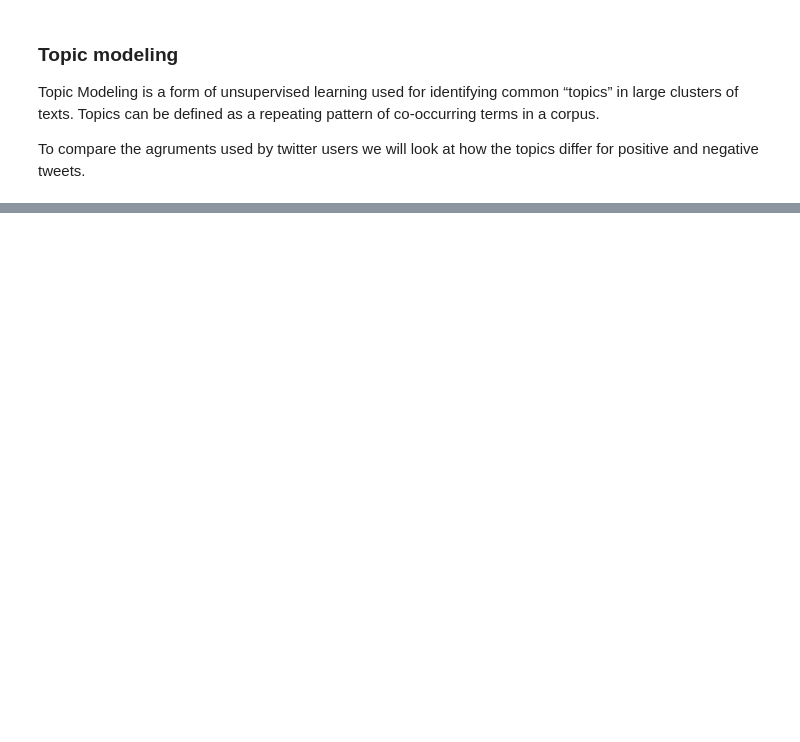
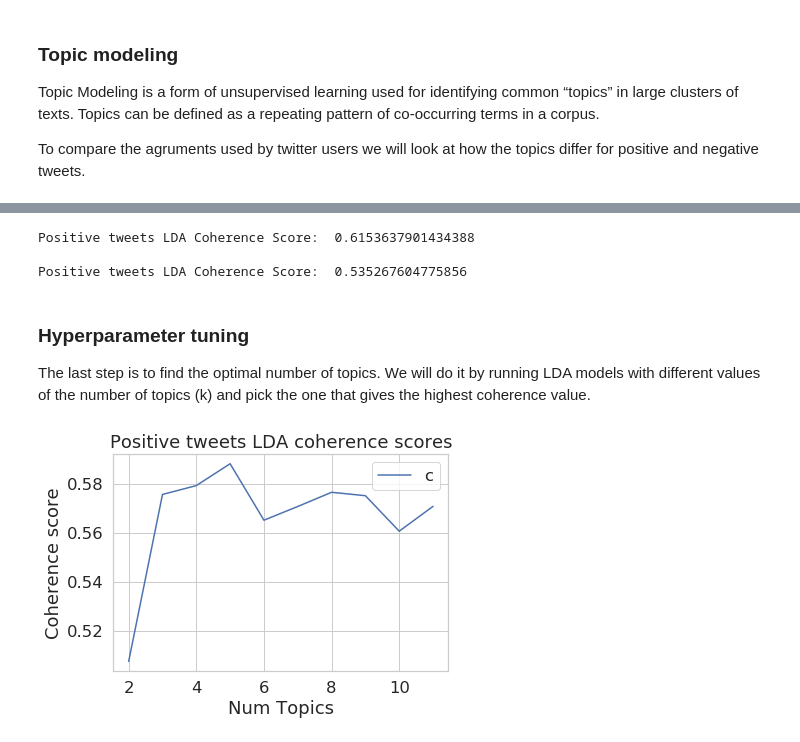
Before and after one commit to IvanaKocanova/Data_Science_Projects, a Jupyter notebook: Climate_change_perceptions.ipynb, the cells around one changed output, grey strips where cells are left out. Cells and saved outputs as stored; diff of their text form; code cells hidden in the pictures; blank space fills up the shorter version.

Commit message:
LDA and hyperparameters tunig

```diff
--- a/Climate_change_perceptions.ipynb
+++ b/Climate_change_perceptions.ipynb
@@ -357,11 +350,11 @@ Topics can be defined as a repeating pattern of co-occurring terms in a corpus.
 To compare the agruments used by twitter users we will look at how the topics differ for positive and negative tweets.
 # %%
 # Create a column of tweets excluding stopwords
-tweets_df['clean_text']=tweets_nsw
+tweets_df['clean_text']=tweets_nsw_rsw
 
 # Create a list of positive and negative tweets
-positive_tweets = tweets_df.clean_text.loc[tweets_df['sentiment'] >= 0.3]
-negative_tweets = tweets_df.clean_text.loc[tweets_df['sentiment'] <= -0.]
+positive_tweets = tweets_df.clean_text.loc[tweets_df['sentiment_class'] == "Positive"]
+negative_tweets = tweets_df.clean_text.loc[tweets_df['sentiment_class'] == "Negative"]
 # %%
 # Define a function which will lemmatize words. This will transfrom words to its base form
 def lemmatization(tweets_nsw , allowed_postags=['NOUN', 'ADJ', 'VERB', 'ADV']):
@@ -500,0 +466,57 @@ pyLDAvis.display(vis)
+# %%
+# Compute Coherence Score
+pos_coherence_model = CoherenceModel(model=pos_lda_model, texts=positive_tweets_words, dictionary=pos_id2word, coherence='c_v')
+pos_coherence_score = pos_coherence_model.get_coherence()
+print('\nPositive tweets LDA Coherence Score: ', pos_coherence_score)
+
+neg_coherence_model = CoherenceModel(model=neg_lda_model, texts=negative_tweets_words, dictionary=neg_id2word, coherence='c_v')
+neg_coherence_score = neg_coherence_model.get_coherence()
+print('\nPositive tweets LDA Coherence Score: ', neg_coherence_score)
+# %% [output]
+Positive tweets LDA Coherence Score:  0.6153637901434388
+
+Positive tweets LDA Coherence Score:  0.535267604775856
+# %% [markdown]
+### Hyperparameter tuning
+The last step is to find the optimal number of topics. We will do it by running LDA models with different values of the number of topics (k) and pick the one that gives the highest coherence value.
+# %%
+def compute_coherence_score(dictionary, corpus, tweets, limit, start=2, step=2):
+    """
+    Compute coherence score for various number of topics
+
+    Parameters:
+    ----------
+    dictionary : Gensim dictionary
+    corpus : Gensim corpus
+    tweets : List of input texts
+    limit : Max num of topics
+
+    Returns:
+    -------
+    model_list : List of LDA topic models
+    coherence_values : Coherence values corresponding to the LDA model with respective number of topics
+    """
+    coherence_values = []
+    model_list = []
+    for num_topics in range(start, limit, step):
+        model=gensim.models.ldamodel.LdaModel(corpus=corpus, id2word=dictionary, num_topics=num_topics)
+        model_list.append(model)
+        coherencemodel = CoherenceModel(model=model, texts=tweets, dictionary=dictionary, coherence='c_v')
+        coherence_values.append(coherencemodel.get_coherence())
+
+    return model_list, coherence_values
+# %%
+# Create the model lists and calculate coherece scores
+pos_model_list, pos_coherence = compute_coherence_score(dictionary=pos_id2word, corpus=pos_corpus, tweets=positive_tweets_words, start=2, limit=12, step=1)
+
+# Show graph
+limit=12; start=2; step=1;
+x = range(start, limit, step)
+plt.plot(x, pos_coherence)
+plt.xlabel("Num Topics")
+plt.ylabel("Coherence score")
+plt.title("Positive tweets LDA coherence scores")
+plt.legend(("coherence_values"), loc='best')
+plt.show()
+# %% [output]
+[figure, added]
```
Also changed, not shown: parts of 25 cells of this notebook.
